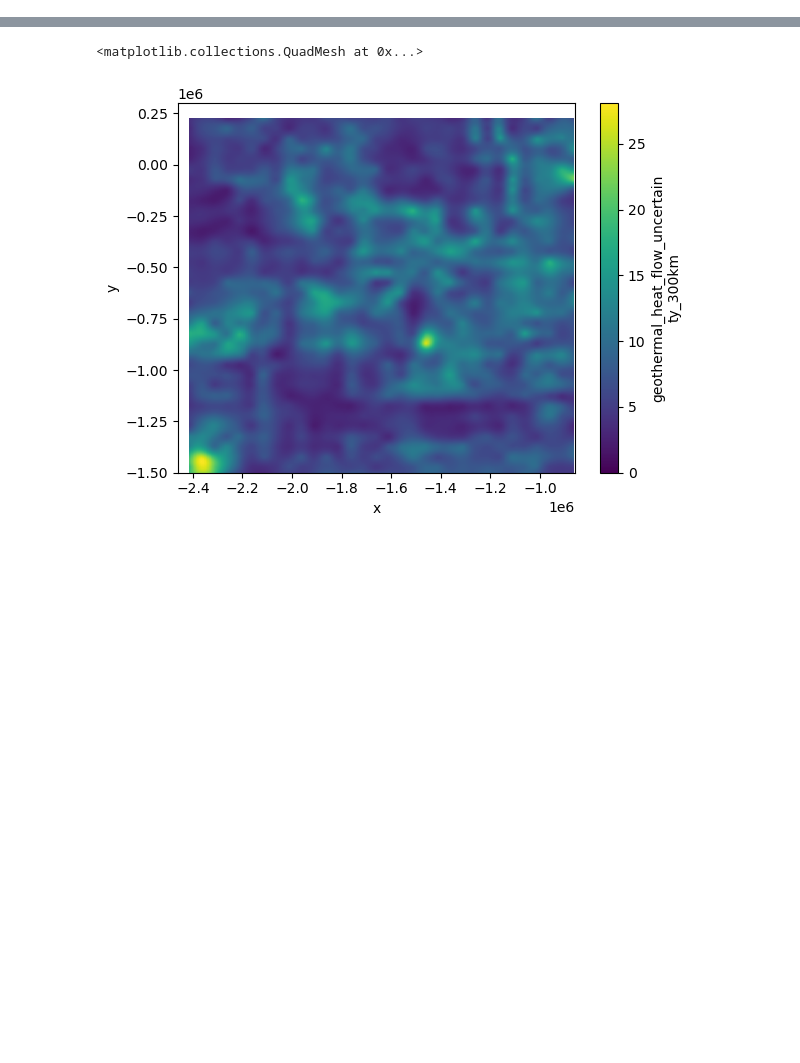
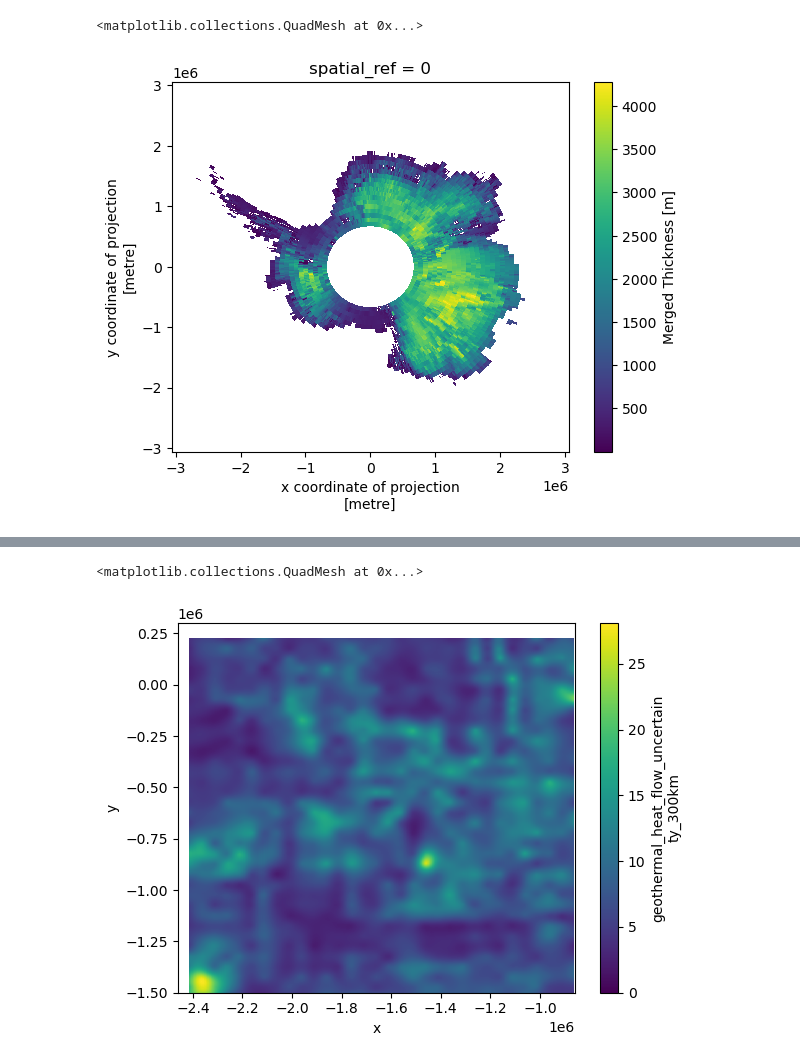
Before and after one commit to deepesdl/cube-gen, a Jupyter notebook: Polar/inputs-preprocess/Untitled.ipynb, the cells around one changed output, grey strips where cells are left out. Drawn from its saved outputs; the diff is of its cells as text; code cells hidden in the pictures; blank space fills up the shorter version.

```diff
--- a/Polar/inputs-preprocess/Untitled.ipynb
+++ b/Polar/inputs-preprocess/Untitled.ipynb
@@ -1,3 +52,8 @@
+# %%
+ice_polar.mrg.plot()
+# %% [output]
+<matplotlib.collections.QuadMesh at 0x...>
+[figure, added]
 # %%
 import xarray as xr
 import numpy as np
```
Also changed, not shown: parts of 7 cells of this notebook, 2 other files.
